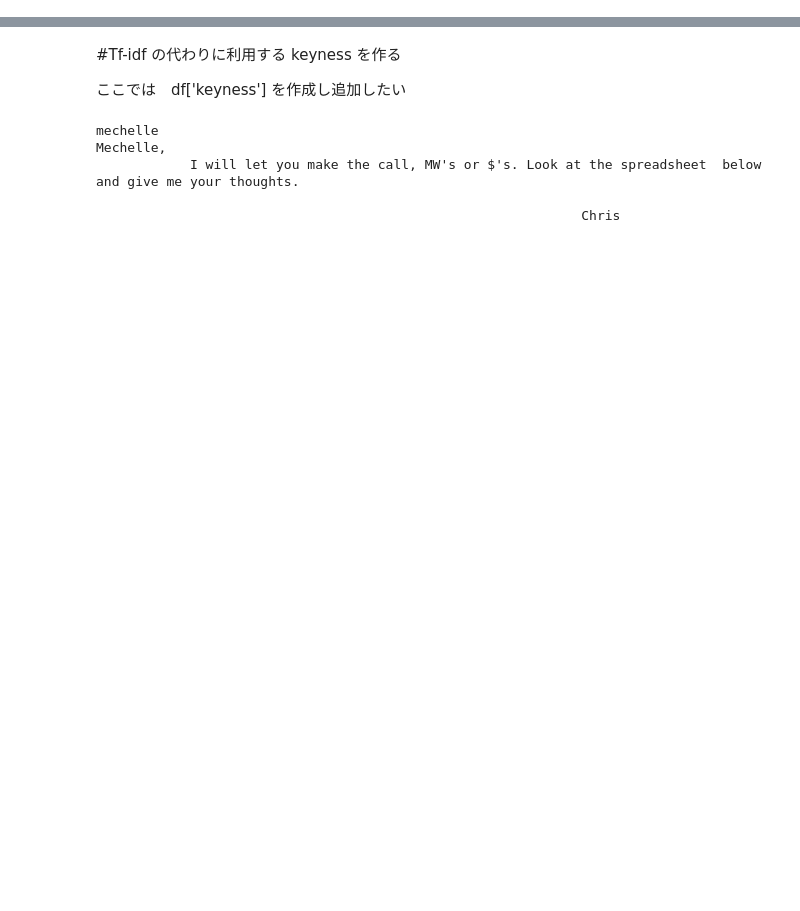
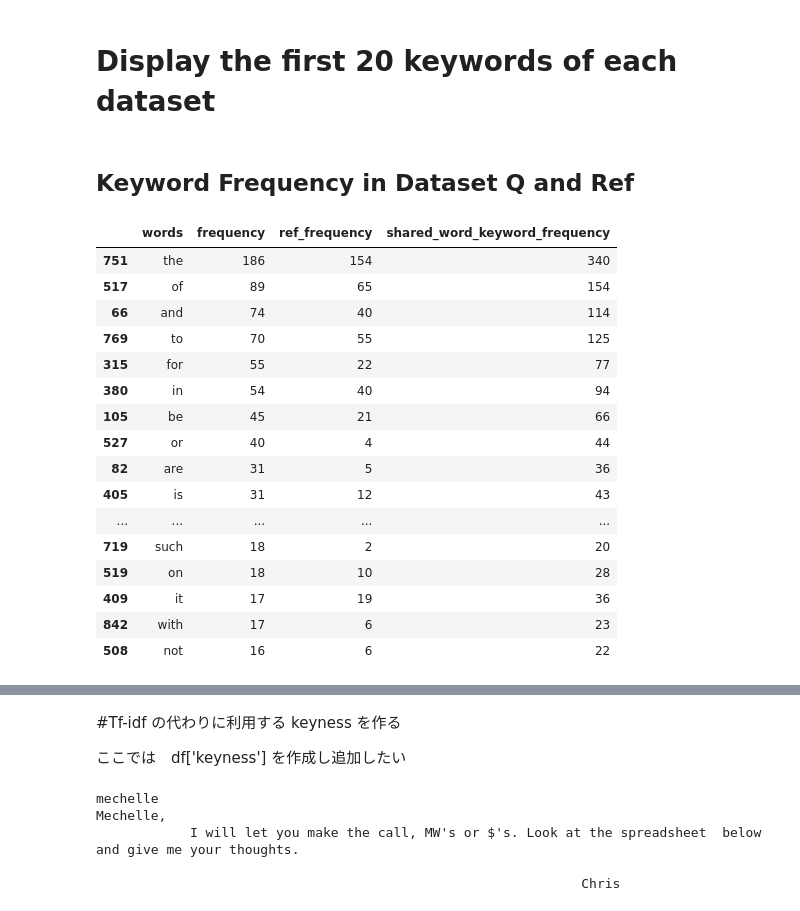
Before and after one commit to mattya144/ExpertSystemWithPython, a Jupyter notebook: create_reference_vectors.ipynb, the cells around one changed output, grey strips where cells are left out. Drawn from its saved outputs; the diff is of its cells as text; code cells hidden in the pictures; blank space fills up the shorter version.

Commit message:
creating frequency data sets

```diff
--- a/create_reference_vectors.ipynb
+++ b/create_reference_vectors.ipynb
@@ -126,0 +210,13 @@ df['ntf'] = normalized_tf_list
+# %%
+def dispAndMakeWordFreq(df, words, author = 0):
+    data = df.loc[author]
+    freq = data['tf']
+    wf = pd.DataFrame({'words': words, 'frequency': freq})
+    wordli = []
+    freqli =[]
+    for key, data in wf.iterrows():
+        if(int(data[1]) != 0):
+            wordli.append(data[0])
+            freqli.append(data[1])
+
+    return pd.DataFrame({'words': wordli, 'frequency': freqli})
@@ -126,0 +225,5 @@ df['ntf'] = normalized_tf_list
+# %%
+wf_list_Q = dispAndMakeWordFreq(df,words, author = 0)
+
+wf_list_Q = wf_list_Q.sort_values('frequency', ascending=False)
+wf_list_Q
@@ -126,0 +284,4 @@ df['ntf'] = normalized_tf_list
+# %%
+wf_list_ref = dispAndMakeWordFreq(df,words, author = 3)
+wf_list_ref = wf_list_ref.sort_values('frequency', ascending=False)
+wf_list_ref.head(20)
@@ -126,0 +306,38 @@ df['ntf'] = normalized_tf_list
+# %% [markdown]
+# Display the first 20 keywords of each dataset
+# %%
+def dispAndMakeSharedKeywordFreq(df,df_ref):
+    df = df[df['words'].isin(df_ref['words'])] #filtering with the words in df2
+    df_ref = df_ref[df_ref['words'].isin(df['words'])] #filtering with the words in df
+    #now the words in df and df2 are same
+    #sort words in the alphabetical order to become the same words as the same rows
+    df = df.sort_values('words')
+    df_ref = df_ref.sort_values('words')
+    #merge df2 frequency to df1
+    df['ref_frequency'] = list(df_ref['frequency'])
+    df['shared_word_keyword_frequency'] = (df['frequency'] + df['ref_frequency'])
+    return df
+# %% [markdown]
+## Keyword Frequency in Dataset Q and Ref
+# %%
+#KF = Shared Keyword Frequency
+KF_QandRef = dispAndMakeSharedKeywordFreq(wf_list_Q,wf_list_ref)
+KF_QandRef.sort_values('frequency', ascending=False).head(20)
+# %% [output]
+|  | words | frequency | ref_frequency | shared_word_keyword_frequency |
+| 751 | the | 186 | 154 | 340 |
+| 517 | of | 89 | 65 | 154 |
+| 66 | and | 74 | 40 | 114 |
+| 769 | to | 70 | 55 | 125 |
+| 315 | for | 55 | 22 | 77 |
+| 380 | in | 54 | 40 | 94 |
+| 105 | be | 45 | 21 | 66 |
+| 527 | or | 40 | 4 | 44 |
+| 82 | are | 31 | 5 | 36 |
+| 405 | is | 31 | 12 | 43 |
+| ... | ... | ... | ... | ... |
+| 719 | such | 18 | 2 | 20 |
+| 519 | on | 18 | 10 | 28 |
+| 409 | it | 17 | 19 | 36 |
+| 842 | with | 17 | 6 | 23 |
+| 508 | not | 16 | 6 | 22 |
```
Also changed, not shown: parts of 84 cells of this notebook, 2 other files.
